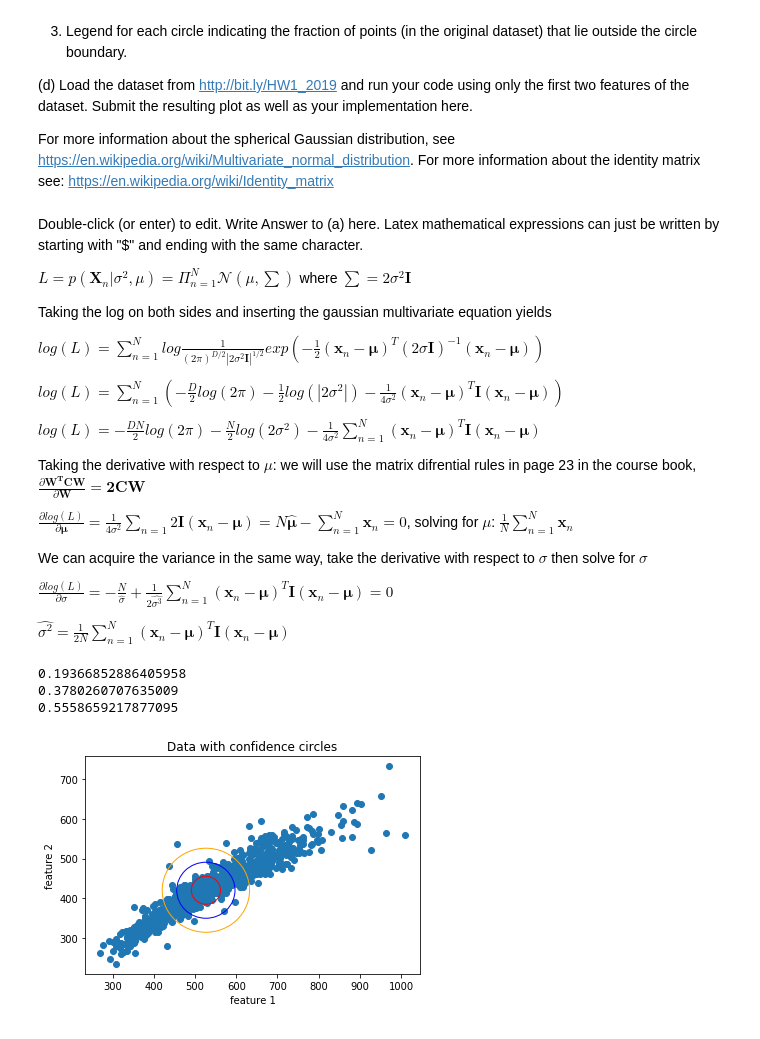
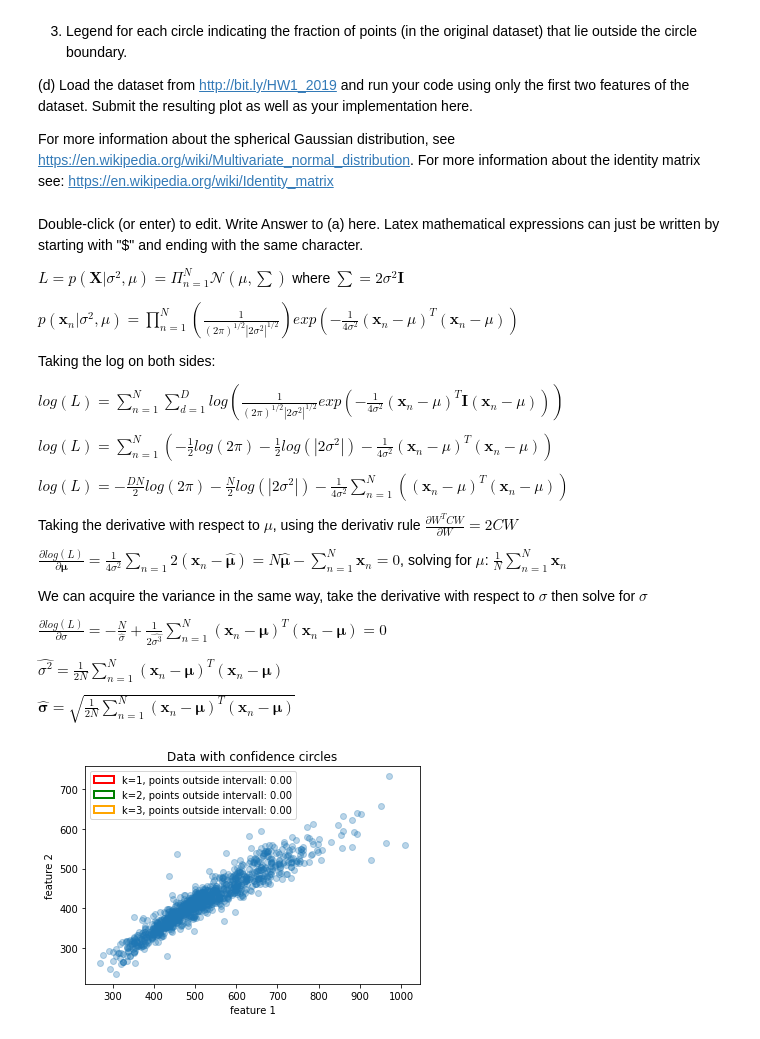
Before and after one commit to vallisha/TDA232, a Jupyter notebook: Assignment1/Hw1_2020.ipynb, the cells around one changed output. Drawn from its saved outputs; the diff is of its cells as text; code cells hidden in the pictures.

```diff
--- a/Assignment1/Hw1_2020.ipynb
+++ b/Assignment1/Hw1_2020.ipynb
@@ -85,27 +85,42 @@ For more information about the identity matrix see: https://en.wikipedia.org/wik
 Double-click (or enter) to edit. Write Answer to (a) here. Latex mathematical expressions can just be written by starting with "$" and ending with the same character.
 
 
-$L = p(\mathbf{X}_n|\sigma^2, \mu) = \Pi_{n=1}^{N} \mathcal{N}(\mu,\sum)$ where $\sum = 2\sigma^2\textbf{I}$
+$L = p(\mathbf{X}|\sigma^2, \mu) = \Pi_{n=1}^{N} \mathcal{N}(\mu,\sum)$ where $\sum = 2\sigma^2\textbf{I}$
 
-Taking the log on both sides and inserting the gaussian multivariate equation yields
+$p(\mathbf{x}_{n} | \sigma^2, \mu) = \prod_{n=1}^{N}\left( \frac{1}{(2\pi)^{1/2}|2\sigma^2|^{1/2}}\right)exp\left( -\frac{1}{4\sigma^2}(\mathbf{x}_n - \mu)^T(\mathbf{x}_n - \mu)\right)$
 
-$log(L) = \sum_{n=1}^{N} log \frac{1}{(2\pi)^{D/2} |2\sigma^2 \mathbf{I}|^{1/2} } exp\left(-\frac{1}{2}(\mathbf{x}_n - \mathbf{\mu})^T(2\sigma\mathbf{I})^{-1}(\mathbf{x}_n - \mathbf{\mu})\right)$
+Taking the log on both sides:
 
-$log(L) = \sum_{n=1}^{N} \left( -\frac{D}{2}log(2\pi) - \frac{1}{2}log(|2\sigma^2|) -\frac{1}{4\sigma^2}(\mathbf{x}_n - \mathbf{\mu})^T\mathbf{I}(\mathbf{x}_n - \mathbf{\mu})\right)$
+$log(L) = \sum_{n=1}^{N}\sum_{d=1}^{D} log \left(
+    \frac{1}{(2\pi)^{1/2} |2\sigma^2|^{1/2}} exp\left(
+        -\frac{1}{4\sigma^2}(\mathbf{x}_n - \mu)^T\mathbf{I}(\mathbf{x}_n - \mu)
+        \right)
+    \right)$
 
-$log(L) = -\frac{DN}{2}log(2\pi) - \frac{N}{2}log(2\sigma^2) - \frac{1}{4\sigma^2}\sum_{n=1}^{N}(\mathbf{x}_n - \mathbf{\mu})^T\mathbf{I}(\mathbf{x}_n - \mathbf{\mu})$
+$log(L) = \sum_{n=1}^{N}\left(
+    -\frac{1}{2}log(2\pi) - \frac{1}{2}log(|2\sigma^2|) -\frac{1}{4\sigma^2}(\mathbf{x}_n - \mu)^T(\mathbf{x}_n - \mu)
+    \right)$
 
-Taking the derivative with respect to $\mu$: we will use the matrix difrential rules in page 23 in the course book, $\frac{\partial{\mathbf{W^TCW}}}{\partial{\mathbf{W}}} = \mathbf{2CW}$
+$log(L) = -\frac{DN}{2}log(2\pi)
+    - \frac{N}{2}log(|2\sigma^2|)
+    -\frac{1}{4\sigma^2}\sum_{n=1}^N\left(
+    (\mathbf{x}_n - \mu)^T(\mathbf{x}_n - \mu)
+    \right)
+$
 
-$\frac{\partial{log(L)}}{\partial{\mathbf{\mu}}} = \frac{1}{4\sigma^2}\sum_{n=1}2\mathbf{I}(\mathbf{x}_n - \mathbf{\mu}) = N\hat{\mathbf{\mu}} - \sum_{n=1}^N\mathbf{x}_n = 0$, solving for $\mu$: $\frac{1}{N}\sum_{n=1}^N\mathbf{x}_n$
+Taking the derivative with respect to $\mu$, using the derivativ rule $\frac{\partial{W^TCW}}{\partial{W}} = 2CW$
+
+$\frac{\partial{log(L)}}{\partial{\mathbf{\mu}}} = \frac{1}{4\sigma^2}\sum_{n=1}2(\mathbf{x}_n - \hat{\mathbf{\mu}}) = N\hat{\mathbf{\mu}} - \sum_{n=1}^N\mathbf{x}_n = 0$, solving for $\mu$: $\frac{1}{N}\sum_{n=1}^N\mathbf{x}_n$
 
 
 We can acquire the variance in the same way, take the derivative with respect to $\sigma$ then solve for $\sigma$
 
-$\frac{\partial{log(L)}}{\partial{\sigma}} = -\frac{N}{\hat{\sigma}} + \frac{1}{2\hat{\sigma^3}}\sum_{n=1}^{N}(\mathbf{x}_n - \mathbf{\mu})^T\mathbf{I}(\mathbf{x}_n - \mathbf{\mu}) = 0$
+$\frac{\partial{log(L)}}{\partial{\sigma}} = -\frac{N}{\hat{\sigma}} + \frac{1}{2\hat{\sigma^3}}\sum_{n=1}^{N}(\mathbf{x}_n - \mathbf{\mu})^T(\mathbf{x}_n - \mathbf{\mu}) = 0$
 
 
-$\hat{\sigma^2} = \frac{1}{2N}\sum_{n=1}^{N}(\mathbf{x}_n - \mathbf{\mu})^T\mathbf{I}(\mathbf{x}_n - \mathbf{\mu})$
+$\hat{\sigma^2} = \frac{1}{2N}\sum_{n=1}^{N}(\mathbf{x}_n - \mathbf{\mu})^T(\mathbf{x}_n - \mathbf{\mu})$
+
+$\hat{\mathbf{\sigma}} = \sqrt{\frac{1}{2N}\sum_{n=1}^{N}(\mathbf{x}_n - \mathbf{\mu})^T(\mathbf{x}_n - \mathbf{\mu})}$
 # %%
 # Sample Answer to (b)
 import numpy as np # numpy
@@ -121,8 +136,9 @@ def sge(X):
     @return mu: A numpy array of size p representing the estimated mean of the dataset
     @return sigma: A real number indicating the estimated standard deviation of the dataset
     """
-    mu = np.zeros(X.shape[1])
-    for i in range(len(mu)):
+    N = X.shape[1]
+    mu = np.zeros(N)
+    for i in range(N):
         sum_vec = 0;
         for j in X[:,i]:
             sum_vec += j
@@ -130,9 +146,10 @@ def sge(X):
     mu = 1/X.shape[0]*mu
 
     sigma = 0
-    for x_n in X:
-        sigma += (x_n - mu)**2
+    for row in X:
+        sigma += ((row - mu).T).dot(row - mu)
 
+    sigma = np.sqrt(sigma/(2*N))
     return mu, sigma
 # %%
 # Sample Answer to (c) and (d)
@@ -142,41 +159,43 @@ import matplotlib
 import matplotlib.pyplot as plt # for plots
 
 
 # Sample code
 def myplot1(X):
     """
     *TODO* Add description of the function here.
 
     @param X : A numpy array of size n x p where each row represents a p-dimensional data point
     """
-    mu, sigma = np.mean(X, axis=0), 25   #rember to change this for later
-
+    mu, sigma = sge(X)
     ax = plt.gca()
-    plt.scatter(X[:,0], X[:,1])
-    colors = ['red', 'blue', 'orange']
+    plt.scatter(X[:,0], X[:,1], alpha=.3, label=None)
+    colors = ['red', 'green', 'orange']
+    labels = []
+    circles = []
     for i in range(3):
         r = np.sqrt(2)*(i+1)*sigma
 
         #calc euclidian distance from mu to all other points, assume 2D
         x_diff, y_diff = X[:,0] - mu[0], X[:,1] - mu[1]
         dist = np.sqrt(np.square(x_diff) + np.square(y_diff))
         inside = np.where(dist < r)[0].shape[0]/X.shape[0]
-        print(inside)
-        circle = plt.Circle(mu, r, color=colors[i], fill=False)
-        ax.add_artist(circle)
+        circles.append(plt.Circle(mu, r, color=colors[i], fill=False, lw=2))
+        labels.append("k={}, points outside intervall: {:0.2f}".format(i+1, 1 - inside))
+        ax.add_patch(circles[i])
+
+    ax.legend(circles, labels)
+
+
 
     plt.xlabel('feature 1')
     plt.ylabel('feature 2')
     plt.title('Data with confidence circles')
 
 
 # Load the dataset
 dataset_source = np.DataSource().open('http://bit.ly/HW1_2019')
 X = np.loadtxt(dataset_source)[:,:2]
 # Plot. TODO Make sure to only plot the first two features.
 myplot1(X)
 # %% [output]
-0.19366852886405958
-0.3780260707635009
-0.5558659217877095
-[figure, old version]
+[figure, new version]
```
